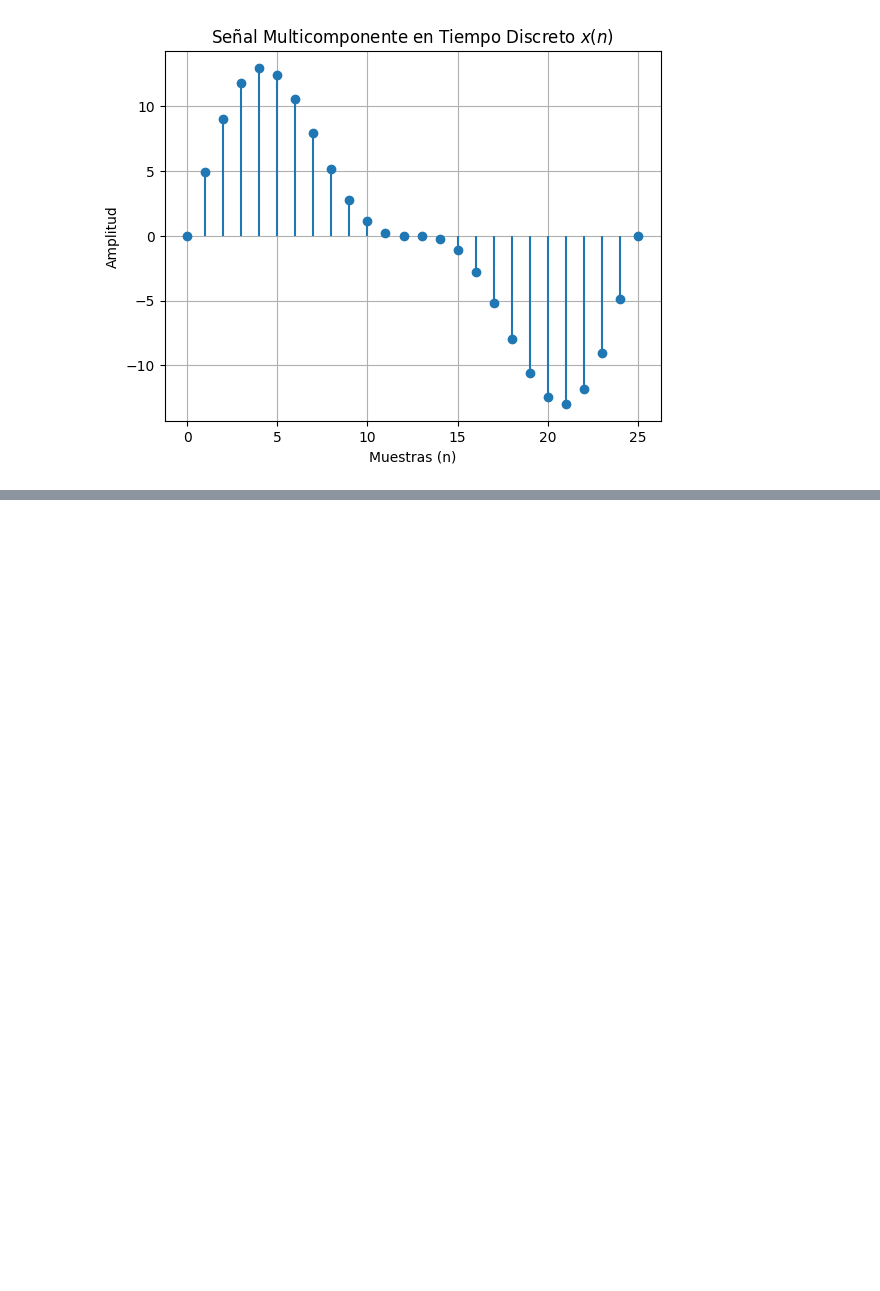
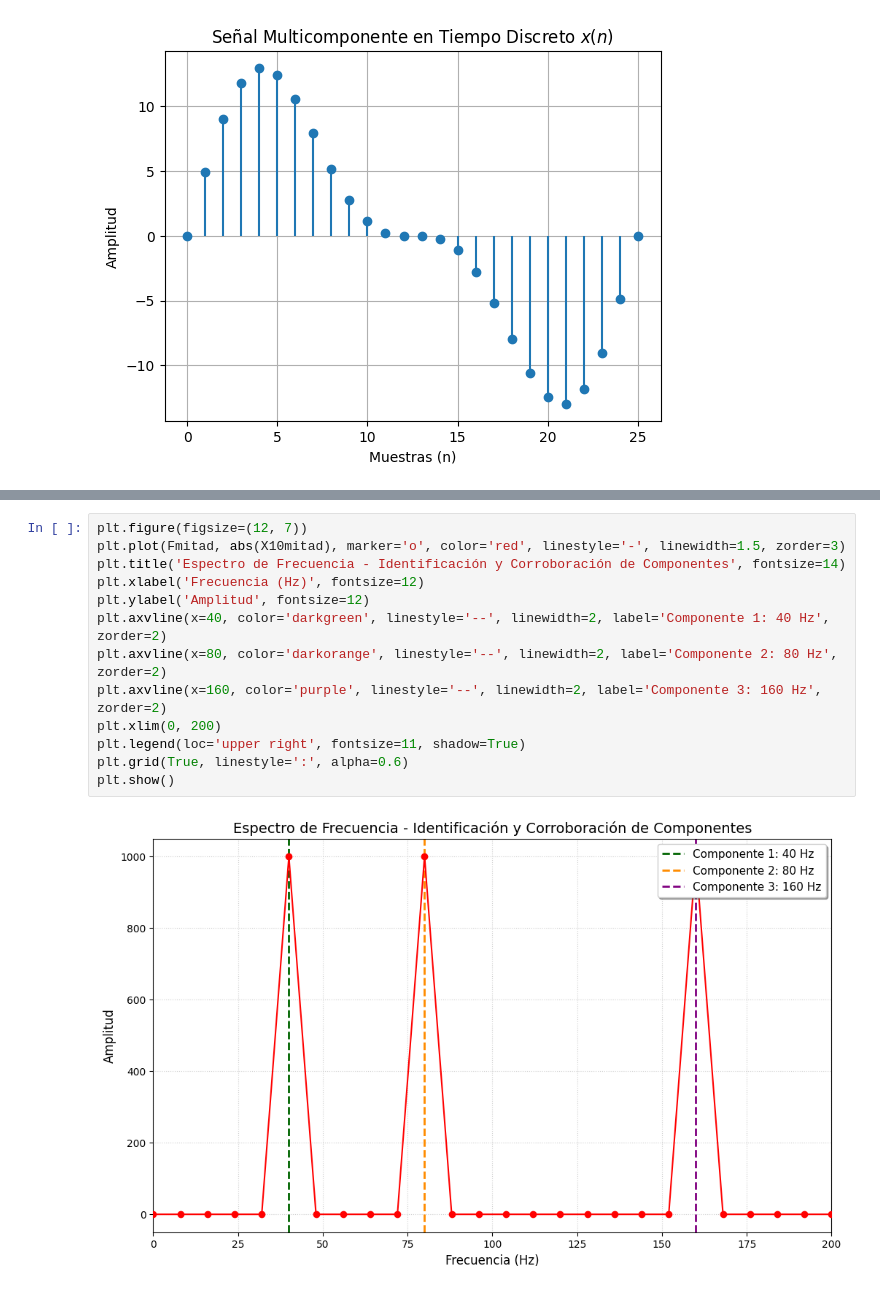
Before and after one commit to luhernandez12/Biosenales_Karen-Agudelo_Luisa-Hernandez, a Jupyter notebook: practica_5.ipynb, the cells around one changed output, grey strips where cells are left out. Saved outputs shown, nothing was run; the diff lists cells and outputs as text; blank space fills up the shorter version.

```diff
--- a/practica_5.ipynb
+++ b/practica_5.ipynb
@@ -137,0 +137,15 @@ Amplitud máxima teórica esperada en cada pico: N * (A / 2) = 250 * 2.5 = 625.0
+# %%
+plt.figure(figsize=(12, 7))
+plt.plot(Fmitad, abs(X10mitad), marker='o', color='red', linestyle='-', linewidth=1.5, zorder=3)
+plt.title('Espectro de Frecuencia - Identificación y Corroboración de Componentes', fontsize=14)
+plt.xlabel('Frecuencia (Hz)', fontsize=12)
+plt.ylabel('Amplitud', fontsize=12)
+plt.axvline(x=40, color='darkgreen', linestyle='--', linewidth=2, label='Componente 1: 40 Hz', zorder=2)
+plt.axvline(x=80, color='darkorange', linestyle='--', linewidth=2, label='Componente 2: 80 Hz', zorder=2)
+plt.axvline(x=160, color='purple', linestyle='--', linewidth=2, label='Componente 3: 160 Hz', zorder=2)
+plt.xlim(0, 200)
+plt.legend(loc='upper right', fontsize=11, shadow=True)
+plt.grid(True, linestyle=':', alpha=0.6)
+plt.show()
+# %% [output]
+[figure, added]
```
Also changed, not shown: parts of 2 cells of this notebook.
